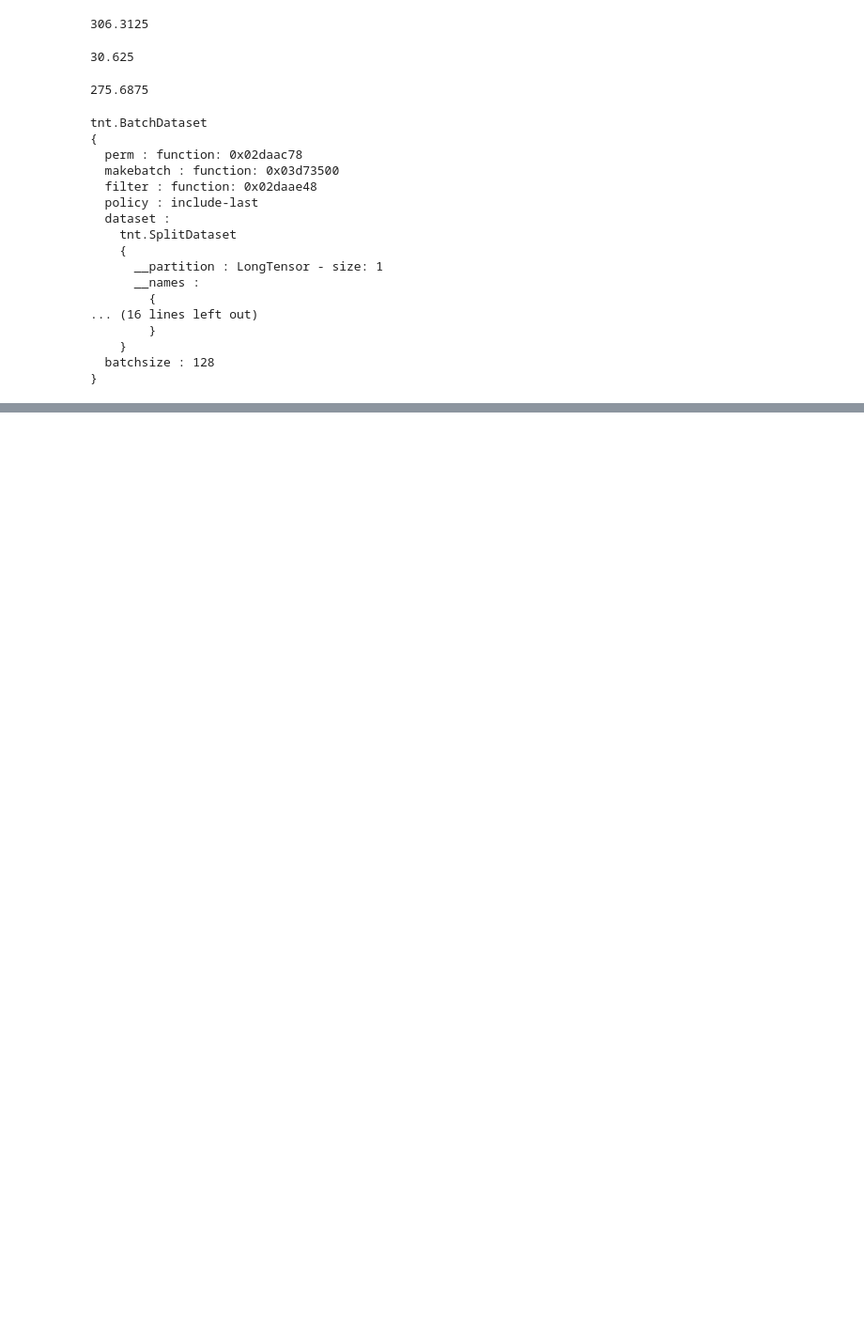
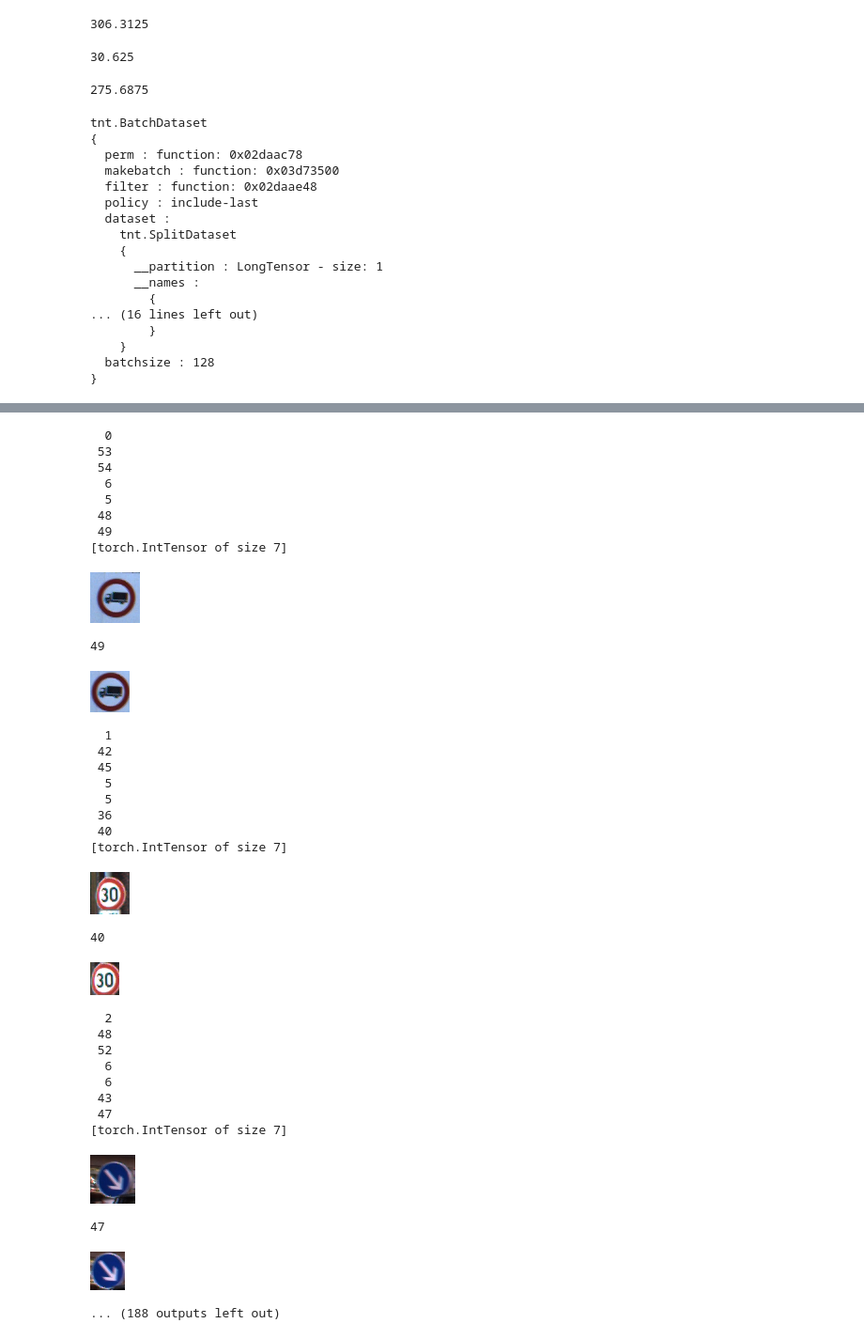
Before and after one commit to lucas-swiniarski/traffic-sign-detection, a Jupyter notebook: notebooks/Data pipeline.ipynb, the cells around one changed output, grey strips where cells are left out. Shown at 94% size. Drawn from its saved outputs; the diff is of its cells as text; code cells hidden in the pictures; blank space fills up the shorter version.

```diff
--- a/notebooks/Data pipeline.ipynb
+++ b/notebooks/Data pipeline.ipynb
@@ -88,7 +91,11 @@ end
 function getTestSample(dataset, idx)
     r = dataset[idx]
     file = DATA_PATH .. "/test_images/" .. string.format("%05d.ppm", r[1])
-    return transformInput(image.load(file))
+    print(r)
+    img = image.load(file)
+    itorch.image(img)
+    print(r[7])
+    return image.crop(img, r[4], r[5], r[6], r[7])
 end
 # %%
 trainDataset = tnt.SplitDataset{
@@ -211 +297,41 @@ end
 ... (88 outputs left out)
+# %%
+for idx = 1,100 do
+    img_after = getTestSample(test, idx)
+    itorch.image(img_after)
+end
+# %% [output]
+  0
+ 53
+ 54
+  6
+  5
+ 48
+ 49
+[torch.IntTensor of size 7]
+[figure, added]
+49
+[figure, added]
+  1
+ 42
+ 45
+  5
+  5
+ 36
+ 40
+[torch.IntTensor of size 7]
+[figure, added]
+40
+[figure, added]
+  2
+ 48
+ 52
+  6
+  6
+ 43
+ 47
+[torch.IntTensor of size 7]
+[figure, added]
+47
+[figure, added]
+... (188 outputs left out)
```
Also changed, not shown: parts of 6 cells of this notebook, 1 other file.
